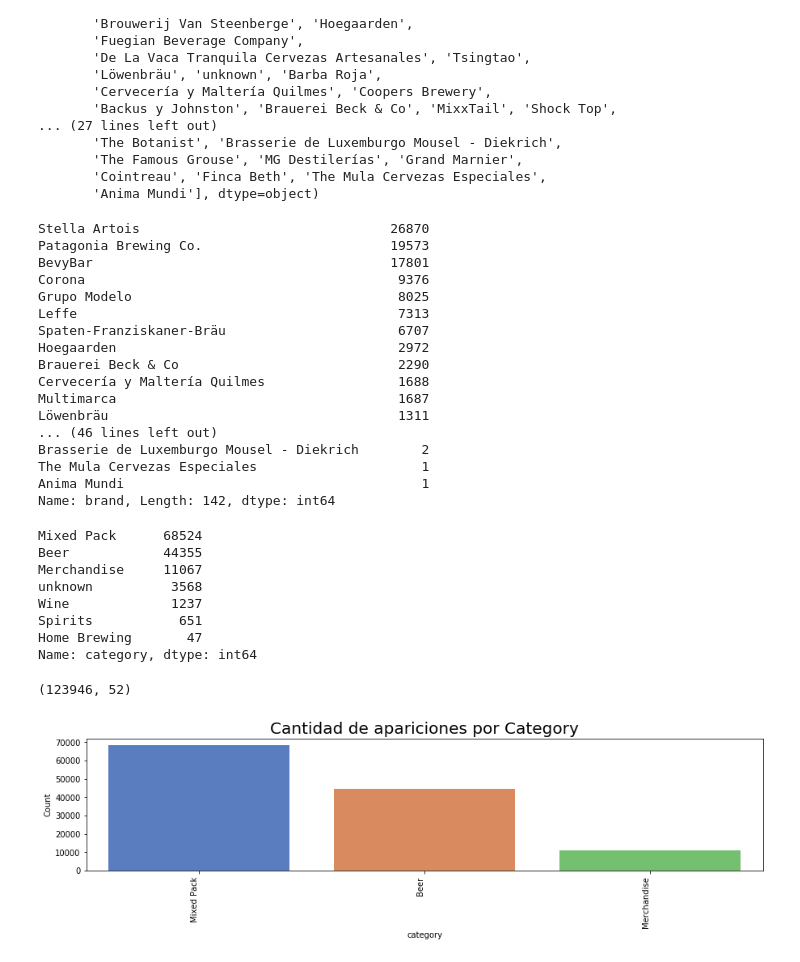
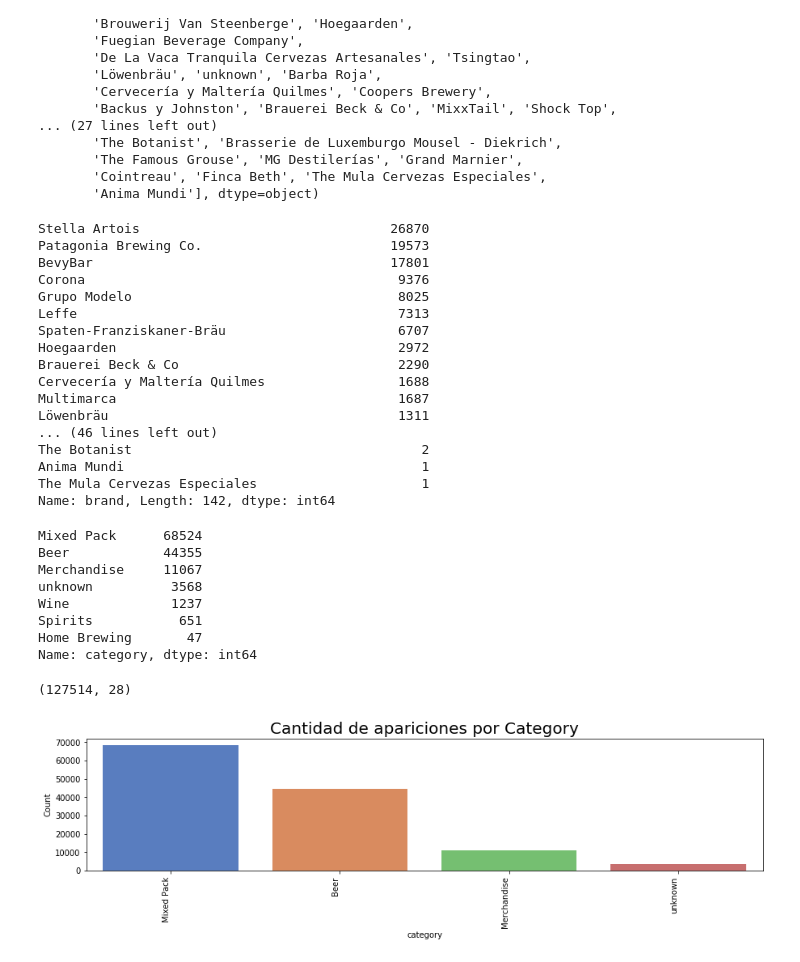
Before and after one commit to AgustinVelurtas/grupo13_clusterai, a Jupyter notebook: tp_grupo13.ipynb, the cells around one changed output. Saved outputs shown, nothing was run; the diff lists cells and outputs as text; code cells hidden in the pictures.

```diff
--- a/tp_grupo13.ipynb
+++ b/tp_grupo13.ipynb
@@ -4,7 +4,7 @@ import pandas as pd
 import matplotlib.pyplot as plt
 import seaborn as sns
 # %%
-tp = pd.read_csv(r'C:\Users\PC\Downloads\Ciencia de datos\Ecommerce ABI Enriched.csv', delimiter=',', low_memory= 'false')
+tp = pd.read_csv(r'Ecommerce ABI Enriched.csv', delimiter=',', low_memory= 'false')
 # %%
 tp.head(30)
 tp.shape
@@ -42,21 +42,21 @@ food_pairing_tip               359388
 time.1                              0
 Length: 141, dtype: int64
 # %%
-tpf1 = tp.drop(['age','birth_date','birth_date_day','birth_date_month','birth_date_year','channel','city','complement','district','document_id','document_id_unify','email','emails','facebook_id','first_name','full_name','country_of_production',
-       'food_pairing_tip','width', 'ideal_glass', 'fermentation',
-       'style','ideal_temperature', 'local_subcategory', 'is_bundle', 'volume',
-       'abv', 'units_per_sku','length', 'country_of_origin','height',
-       'is_active','identification_number',
-       'identification_number_unify', 'is_employee','last_name',
+tpf1 = tp.drop(['age','birth_date','birth_date_day','birth_date_month','birth_date_year','created_in','channel','city','complement','district','document_id','document_id_unify','email','emails','facebook_id','first_name','full_name','country_of_production',
+       'food_pairing_tip','width','time', 'ideal_glass','table_origin','td_id', 'fermentation','origin_score',
+       'style','ideal_temperature', 'local_subcategory', 'is_bundle', 'volume','source_system',
+       'abv', 'units_per_sku','length','creation_brand', 'country_of_origin','height','business_name',
+       'is_active','identification_number','source','title','td_id','system','currency',
+       'identification_number_unify', 'is_employee','last_name','product_spk','business_spk',
        'mobile_number','neighborhood','number','phone_number','state','street','td_global_id',
-       'time_creation', 'twitter_id', 'uniqueid', 'zipcode', 'cuit_cuil',
-       'dni', 'id_2', 'id_3','gender', 'id_1','unit_discount_local',
-       'unit_delivery_cost_local', 'is_incomplete', 'coupon_code',
+       'time_creation', 'twitter_id','department','item_id', 'uniqueid', 'zipcode', 'cuit_cuil',
+       'dni', 'id_2', 'id_3','gender', 'id_1','unit_discount_local','td_id.1','customer_first_order_period','customer_first_order_year',
+       'unit_delivery_cost_local', 'is_incomplete', 'coupon_code','unit_tax_usd','unit_tax_local',
        'order_rating','unit_subtotal_charged_usd','delivery_type',
        'unit_subtotal_charged_local', 'unit_delivery_cost_usd', 'order_type',
        'unit_product_cost_local','unit_margin_usd','product_url','is_test','unit_product_cost_usd',
        'unit_margin_local', 'unit_volume','description', 'body', 'local_category', 'date_retired',
-       'is_returnable_glass_bottle', 'ean', 'row_updated_at', 'brand_category','elegible_discount_spk','delivery_address_spk','discount_name','operator_nk','discount_spk','image_url','upc','opt_in','id_4','weight','source_schema'], axis = 1)
+       'is_returnable_glass_bottle', 'ean', 'row_updated_at', 'brand_category','elegible_discount_spk','delivery_address_spk','discount_name','operator_nk','discount_spk','image_url','upc','opt_in','id_4','weight','source_schema','is_abi','time.1','product_nk'], axis = 1)
 # %%
 tpf1.isnull().sum()
 # %% [output]
@@ -79,6 +79,6 @@ time.1                             0
 dtype: int64
 # %%
-tp_arg = tpf1.loc[tp['country'] == 'Argentina']
+tp_arg = tpf1.loc[tpf1['country'] == 'Argentina']
 # %%
 tp_f = tp_arg.dropna(1, how= 'all' )
 # %%
@@ -188,9 +198,9 @@ Cervecería y Maltería Quilmes                 1688
 Multimarca                                    1687
 Löwenbräu                                     1311
 ... (46 lines left out)
-Brasserie de Luxemburgo Mousel - Diekrich        2
+The Botanist                                     2
+Anima Mundi                                      1
 The Mula Cervezas Especiales                     1
-Anima Mundi                                      1
 Name: brand, Length: 142, dtype: int64
 # %%
 tp_f.category.value_counts()
@@ -205,20 +215,20 @@ Home Brewing       47
 Name: category, dtype: int64
 # %%
 ##Voy a buscar dejar un dataset solo con las marcas de cerveza, y con las importadas agrupadas
-aux1 = tp_f.loc[tp_f['category'].isin(['Mixed Pack', 'Beer', 'Merchandise'])]
-aux1.shape
+tp_f = tp_f.loc[tp_f['category'].isin(['Mixed Pack', 'Beer', 'Merchandise','unknown'])]
+tp_f.shape
 # %% [output]
-(123946, 52)
+(127514, 28)
 # %%
 plt.figure(figsize=(15,3))
-g = sns.countplot(x="category",data= aux1, palette = "muted")
+g = sns.countplot(x="category",data= tp_f, palette = "muted")
 g.set_xticklabels(g.get_xticklabels(), rotation=90, ha="right")
 plt.title('Cantidad de apariciones por Category',size = 20)
 plt.xlabel("category")
 plt.ylabel("Count")
 plt.show()
 # %% [output]
-[figure, old version]
+[figure, new version]
 # %%
 plt.figure(figsize=(15,3))
 g = sns.countplot(x="brand",data=tp_f, palette = "muted")
```
Also changed, not shown: parts of 21 cells of this notebook.
